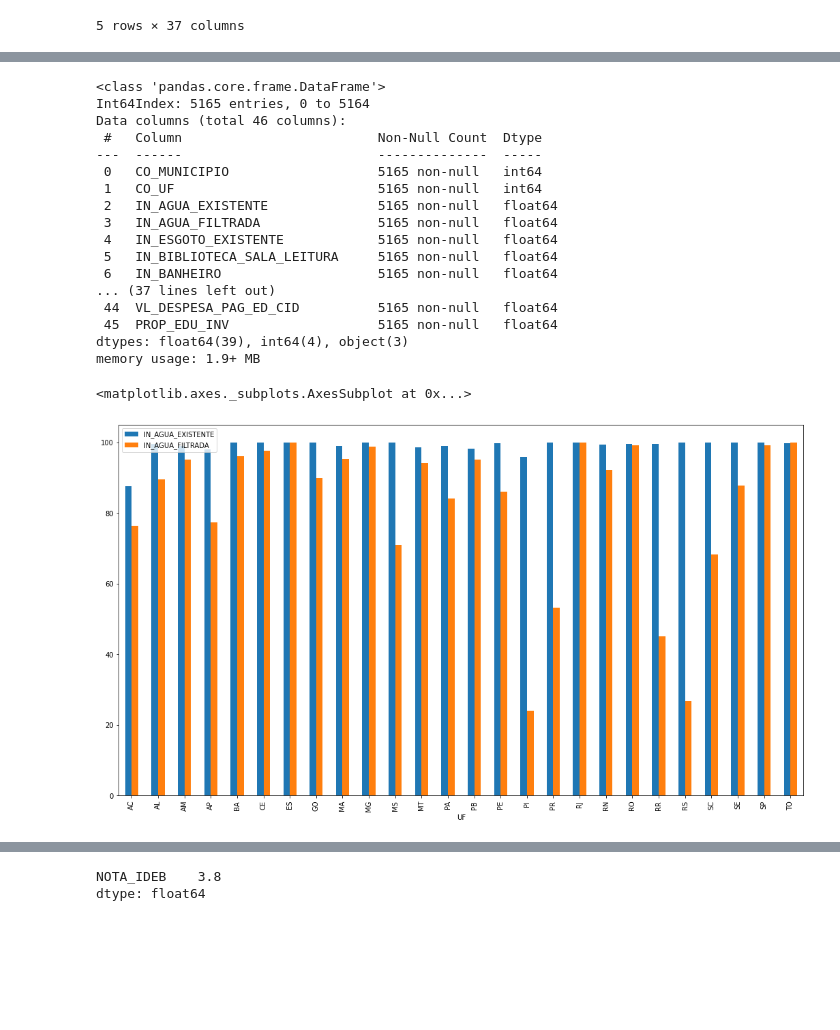
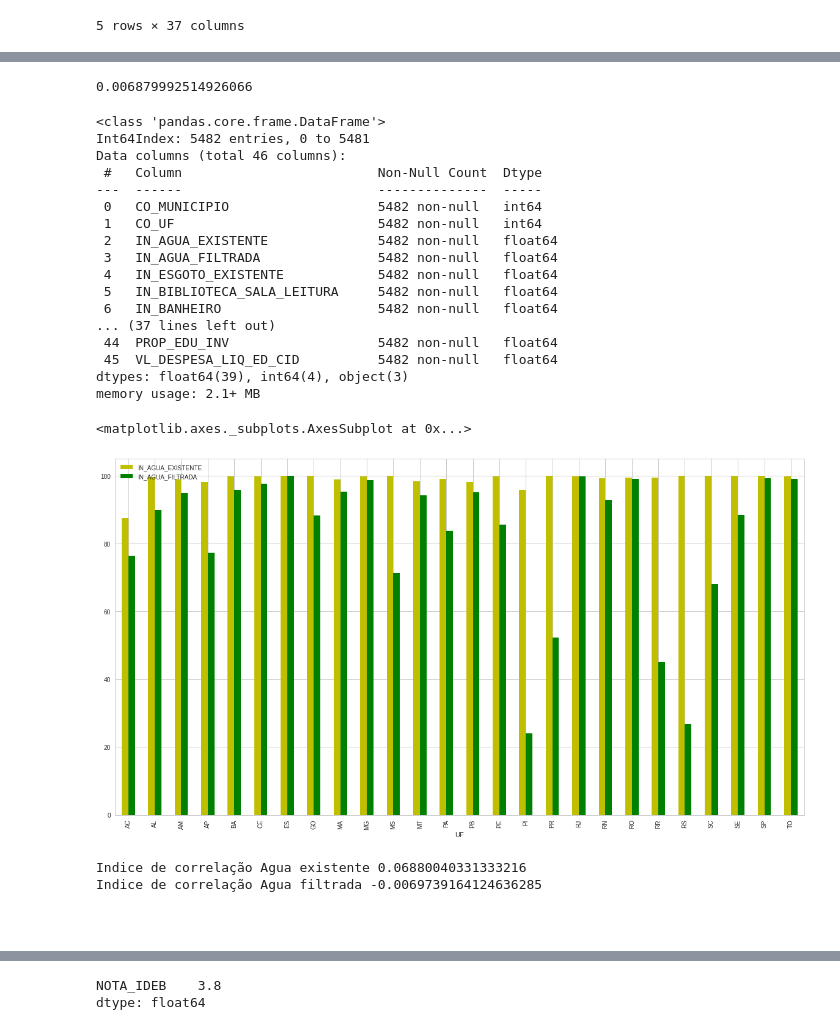
Before and after one commit to matteushc/tcc, a Jupyter notebook: 07-juncao_dados.ipynb, the cells around one changed output, grey strips where cells are left out. Cells and saved outputs as stored; diff of their text form; code cells hidden in the pictures; blank space fills up the shorter version.

```diff
--- a/07-juncao_dados.ipynb
+++ b/07-juncao_dados.ipynb
@@ -61,8 +58,8 @@ all_escolas_mun.head()
 | 4 | 1100056 | 11 | 100.0 | 100.0 | 100.0 | 100.00 | ... |
 5 rows × 37 columns
 # %%
-all_escolas_remun_docentes = pd.merge(all_escolas_mun, remun_docentes_media_mun, on="CO_MUNICIPIO_IBGE", how='inner')
-all_escolas_remun_docentes.head()
+final = pd.merge(all_escolas_mun, investimento, on="CO_MUNICIPIO_IBGE", how='inner')
+final.head()
 # %% [output]
 |  | CO_MUNICIPIO | CO_UF | IN_AGUA_EXISTENTE | IN_AGUA_FILTRADA | IN_ESGOTO_EXISTENTE | IN_BIBLIOTECA_SALA_LEITURA | ... |
 | 0 | 1100015 | 11 | 100.0 | 100.0 | 100.0 | 50.00 | ... |
@@ -74,3 +70,0 @@ all_escolas_remun_docentes.head()
-# %%
-final = pd.merge(all_escolas_remun_docentes, investimento, on="CO_MUNICIPIO_IBGE", how='inner')
-final.head()
@@ -85,7 +71,8 @@ final.head()
 # %%
 final['VL_DESPESA_PAG_ED_CID'] = round(final['VL_DESPESA_PAGA_EDUCACAO'] / final['NUM_POPULACAO'], 2)
+final['VL_RECEITA_CID'] = round(final['VL_RECEITA_REALIZADA'] / final['NUM_POPULACAO'], 2)
+
+final['VL_DESPESA_ORC_CID'] = round(final['VL_DESPESA_ORCADA_EDUCACAO'] / final['NUM_POPULACAO'], 2)
-# %%
-final['PROP_EDU_INV'] = round((final['VL_DESPESA_PAGA_EDUCACAO'] * 100) / final['VL_RECEITA_REALIZADA'],2)
 # %%
 final.head()
 # %% [output]
@@ -99,29 +86,38 @@ final.head()
+# %%
+print(str(final['NOTA_IDEB'].corr(final['VL_DESPESA_ORC_CID'])))
+# %% [output]
+0.006879992514926066
 # %%
 final.info()
 # %% [output]
 <class 'pandas.core.frame.DataFrame'>
-Int64Index: 5165 entries, 0 to 5164
+Int64Index: 5482 entries, 0 to 5481
 Data columns (total 46 columns):
  #   Column                         Non-Null Count  Dtype
 ---  ------                         --------------  -----
- 0   CO_MUNICIPIO                   5165 non-null   int64
- 1   CO_UF                          5165 non-null   int64
- 2   IN_AGUA_EXISTENTE              5165 non-null   float64
- 3   IN_AGUA_FILTRADA               5165 non-null   float64
- 4   IN_ESGOTO_EXISTENTE            5165 non-null   float64
- 5   IN_BIBLIOTECA_SALA_LEITURA     5165 non-null   float64
- 6   IN_BANHEIRO                    5165 non-null   float64
+ 0   CO_MUNICIPIO                   5482 non-null   int64
+ 1   CO_UF                          5482 non-null   int64
+ 2   IN_AGUA_EXISTENTE              5482 non-null   float64
+ 3   IN_AGUA_FILTRADA               5482 non-null   float64
+ 4   IN_ESGOTO_EXISTENTE            5482 non-null   float64
+ 5   IN_BIBLIOTECA_SALA_LEITURA     5482 non-null   float64
+ 6   IN_BANHEIRO                    5482 non-null   float64
 ... (37 lines left out)
- 44  VL_DESPESA_PAG_ED_CID          5165 non-null   float64
- 45  PROP_EDU_INV                   5165 non-null   float64
+ 44  PROP_EDU_INV                   5482 non-null   float64
+ 45  VL_DESPESA_LIQ_ED_CID          5482 non-null   float64
 dtypes: float64(39), int64(4), object(3)
-memory usage: 1.9+ MB
+memory usage: 2.1+ MB
 # %%
-agua = final[['UF',
-                'IN_AGUA_EXISTENTE',
-                'IN_AGUA_FILTRADA']].groupby('UF') \
+agua = final[
+                [
+                    'UF',
+                    'IN_AGUA_EXISTENTE',
+                    'IN_AGUA_FILTRADA'
+                ]
+            ].groupby('UF') \
             .agg(lambda x: x.mean())
-agua.plot(kind='bar', figsize=(18,10))
+plt.style.use('seaborn-whitegrid')
+agua.plot(kind='bar', figsize=(18,10), color='yg')
 # %% [output]
 <matplotlib.axes._subplots.AxesSubplot at 0x...>
-[figure, old version]
+[figure, new version]
@@ -127,0 +126,8 @@ agua.plot(kind='bar', figsize=(18,10))
+# %%
+print('Indice de correlação Agua existente ' + str(final['NOTA_IDEB'].corr(final['IN_AGUA_EXISTENTE'])))
+print('Indice de correlação Agua filtrada ' + str(final['NOTA_IDEB'].corr(final['IN_AGUA_FILTRADA'])))
+# %% [output]
+Indice de correlação Agua existente 0.06880040331333216
+Indice de correlação Agua filtrada -0.0069739164124636285
+# %% [markdown]
+<br>
```
Also changed, not shown: parts of 69 cells of this notebook, 1 other file.
